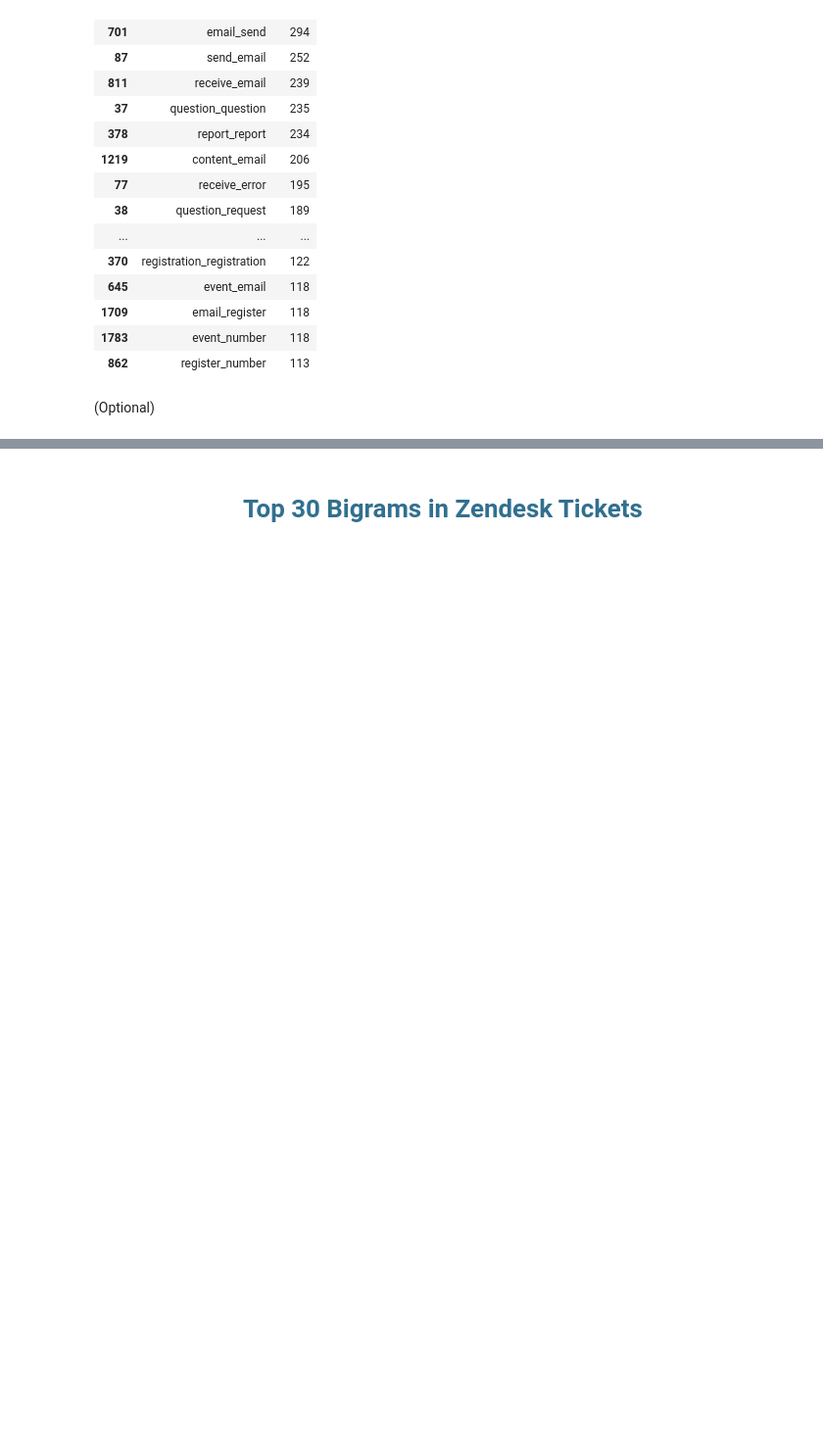
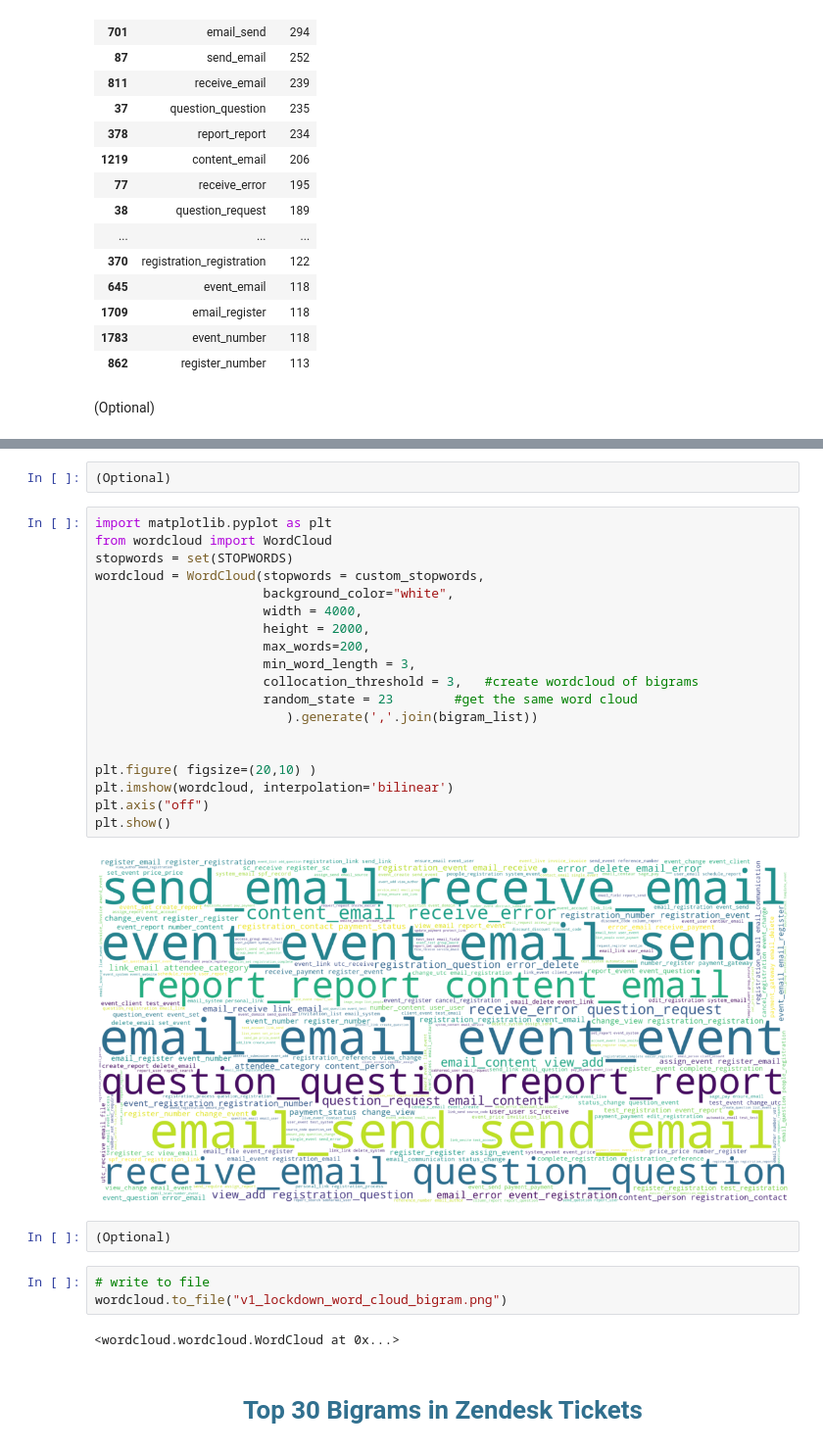
Before and after one commit to smstaneva/zendesk_tag_cloud, a Jupyter notebook: word_cloud_lockdown.ipynb, the cells around one changed output, grey strips where cells are left out. Shown at 98% size. Saved outputs shown, nothing was run; the diff lists cells and outputs as text; blank space fills up the shorter version.

Commit message:
Generate underscore bigram word cloud

```diff
--- a/word_cloud_lockdown.ipynb
+++ b/word_cloud_lockdown.ipynb
@@ -428,3 +447,33 @@ bigram_list
+# %%
+(Optional)
+# %%
+import matplotlib.pyplot as plt
+from wordcloud import WordCloud
+stopwords = set(STOPWORDS)
+wordcloud = WordCloud(stopwords = custom_stopwords,
+                      background_color="white",
+                      width = 4000,
+                      height = 2000,
+                      max_words=200,
+                      min_word_length = 3,
+                      collocation_threshold = 3,   #create wordcloud of bigrams
+                      random_state = 23        #get the same word cloud
+                         ).generate(','.join(bigram_list))
+
+
+plt.figure( figsize=(20,10) )
+plt.imshow(wordcloud, interpolation='bilinear')
+plt.axis("off")
+plt.show()
+# %% [output]
+[figure, added]
+# %%
+(Optional)
+# %%
+# write to file
+wordcloud.to_file("v1_lockdown_word_cloud_bigram.png")
+# %% [output]
+<wordcloud.wordcloud.WordCloud at 0x...>
 # %% [markdown]
 # <font color='#31708f'><center>Top 30 Bigrams in Zendesk Tickets<a class="anchor" id="third-bullet"></a></center></font>
 # %%
```
Also changed, not shown: parts of 20 cells of this notebook, 2 other files.
